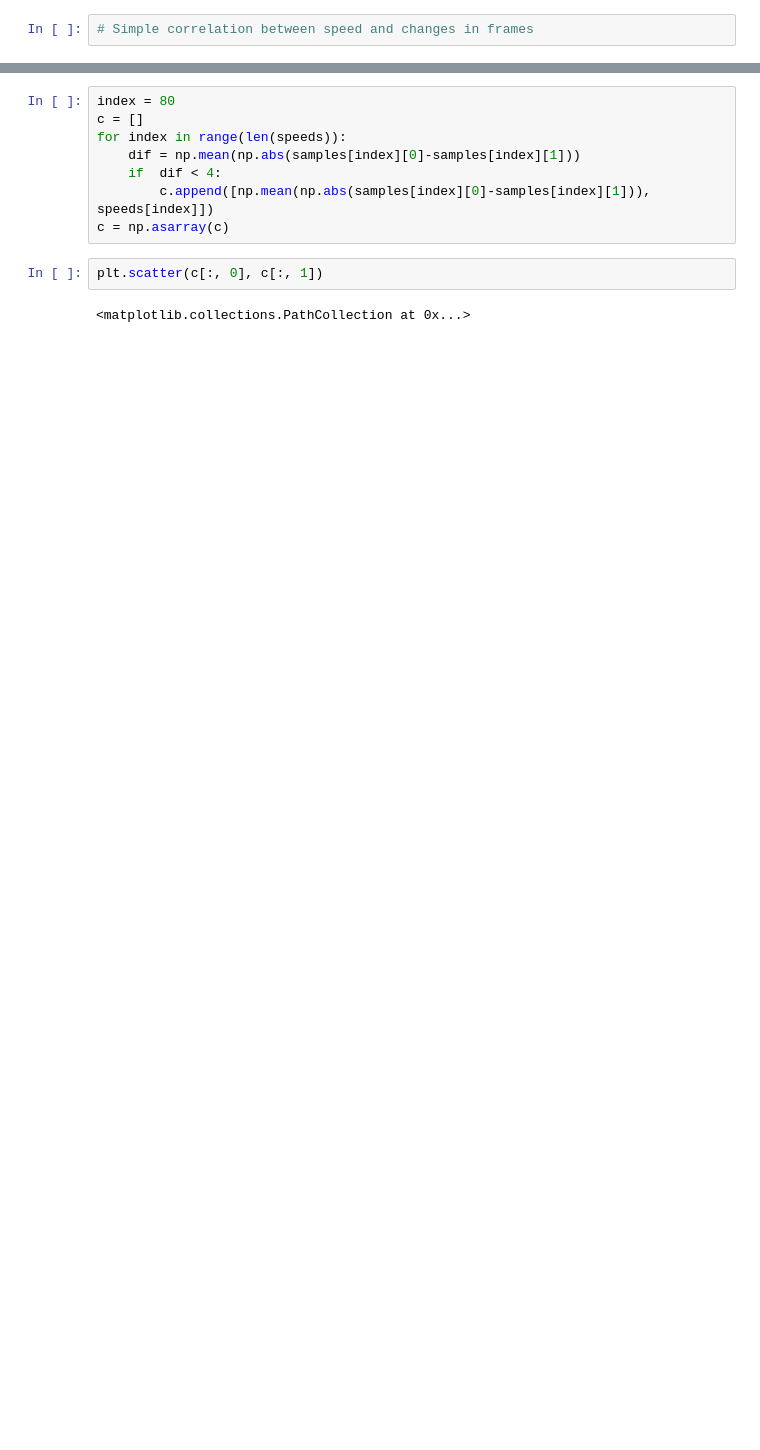
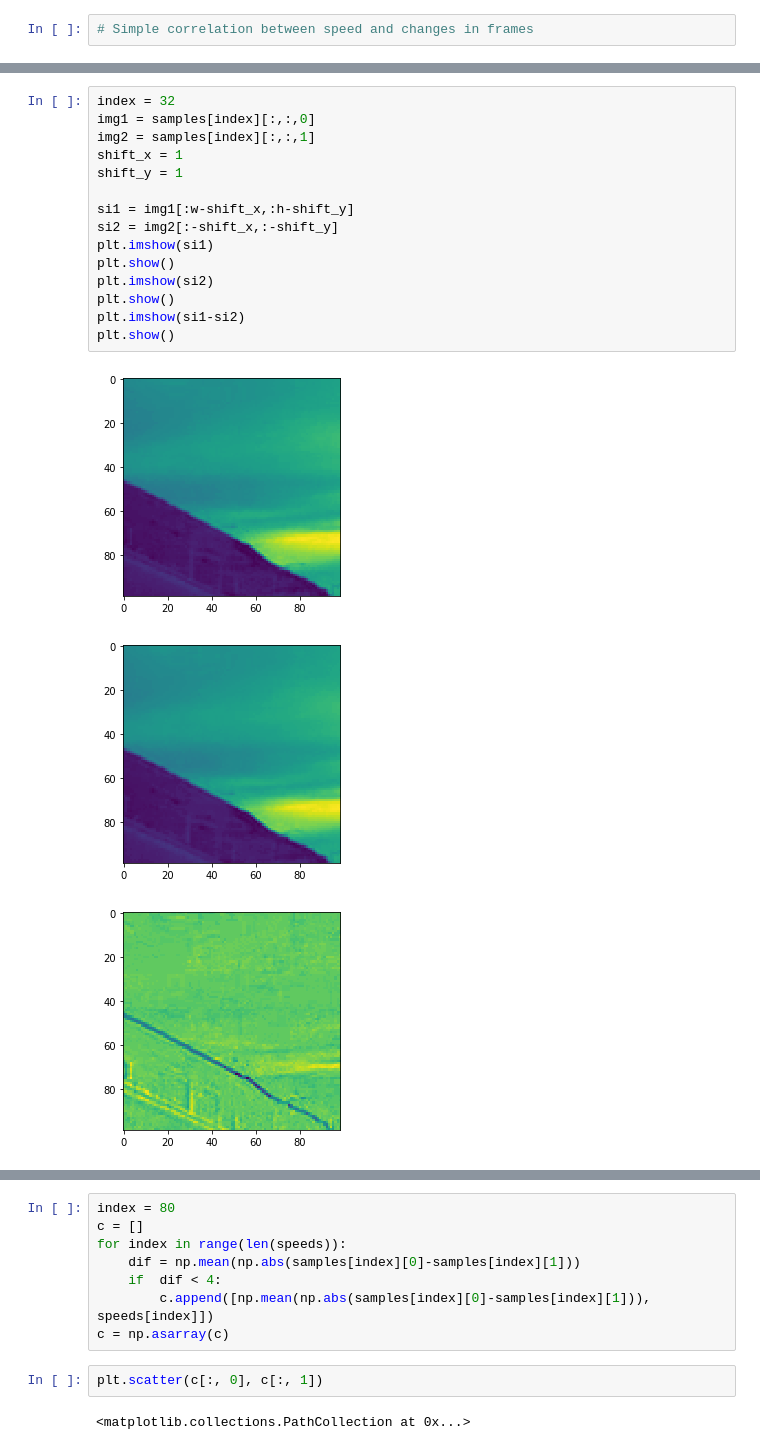
Before and after one commit to rezabonyadi/car_speed_estimation, a Jupyter notebook: Untitled2.ipynb, the cells around one changed output, grey strips where cells are left out. Cells and saved outputs as stored; diff of their text form; blank space fills up the shorter version.

```diff
--- a/Untitled2.ipynb
+++ b/Untitled2.ipynb
@@ -62,0 +152,19 @@ plt.show()
+# %%
+index = 32
+img1 = samples[index][:,:,0]
+img2 = samples[index][:,:,1]
+shift_x = 1
+shift_y = 1
+
+si1 = img1[:w-shift_x,:h-shift_y]
+si2 = img2[:-shift_x,:-shift_y]
+plt.imshow(si1)
+plt.show()
+plt.imshow(si2)
+plt.show()
+plt.imshow(si1-si2)
+plt.show()
+# %% [output]
+[figure, added]
+[figure, added]
+[figure, added]
```
Also changed, not shown: parts of 19 cells of this notebook, 1 other file.
